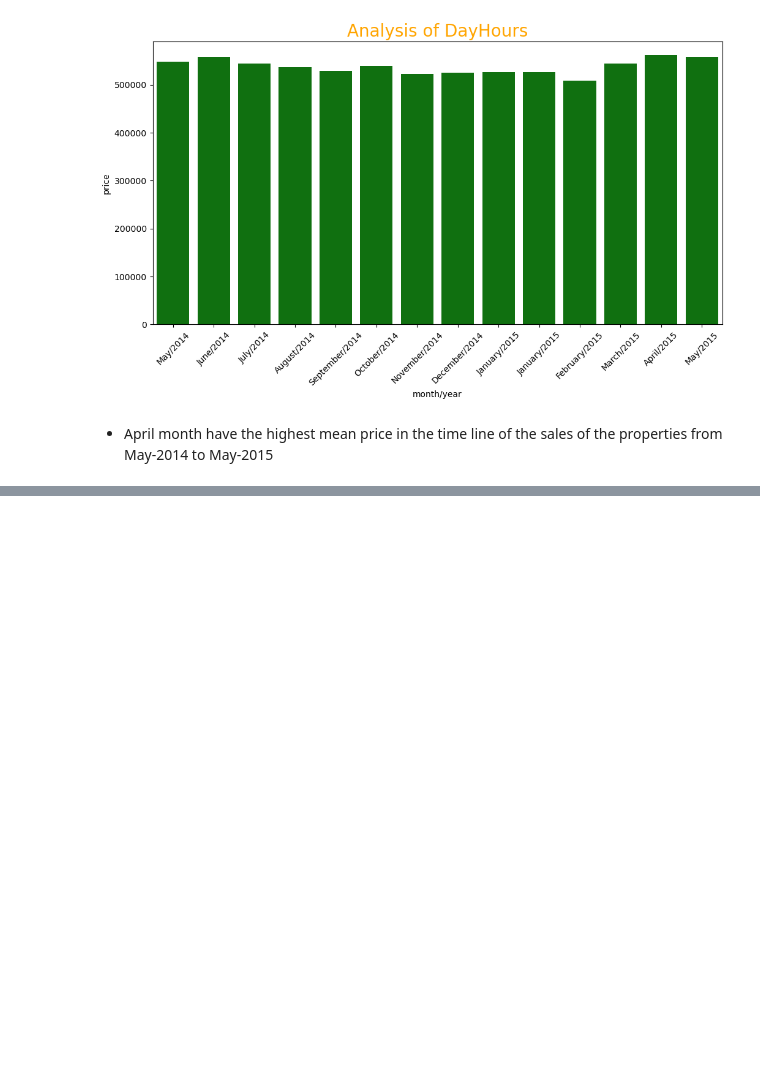
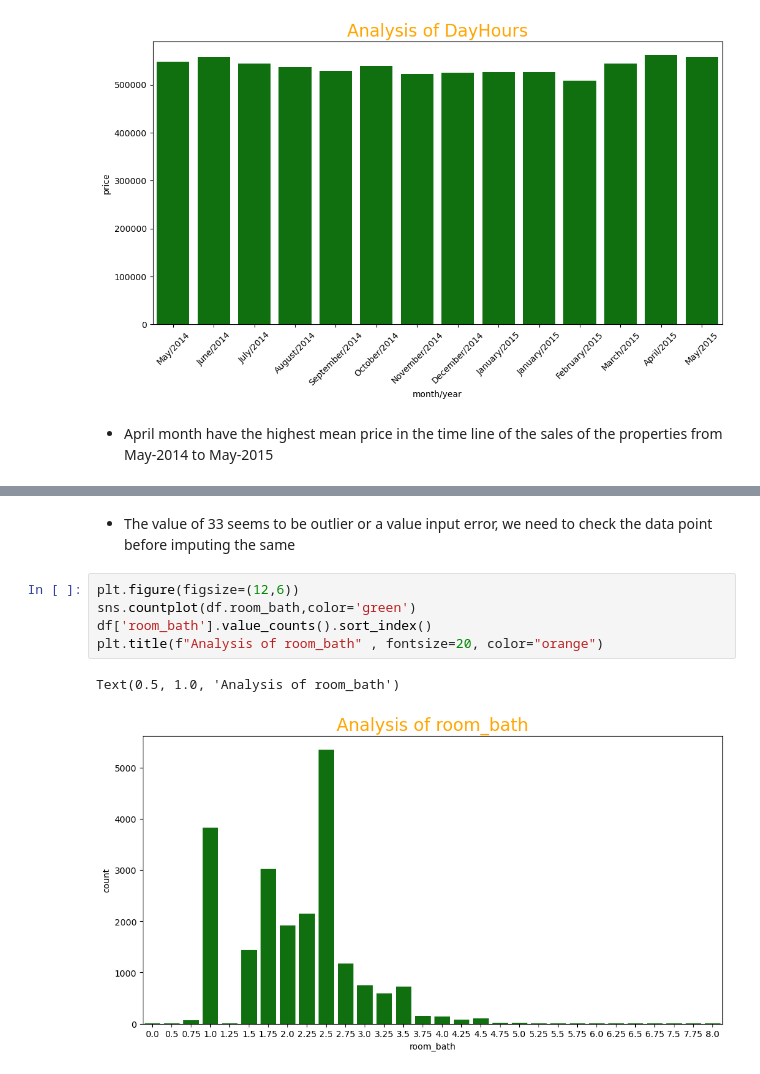
Before and after one commit to rivillasm/ineuron, a Jupyter notebook: Projects/RealEstate.ipynb, the cells around one changed output, grey strips where cells are left out. Cells and saved outputs as stored; diff of their text form; blank space fills up the shorter version.

```diff
--- a/Projects/RealEstate.ipynb
+++ b/Projects/RealEstate.ipynb
@@ -654,0 +664,10 @@ sns.barplot(data=df_group, x='month/year', y='price', order=list_order,color='gr
+# %% [markdown]
+* The value of 33 seems to be outlier or a value input error, we need to check the data point before imputing the same
+# %%
+plt.figure(figsize=(12,6))
+sns.countplot(df.room_bath,color='green')
+df['room_bath'].value_counts().sort_index()
+plt.title(f"Analysis of room_bath" , fontsize=20, color="orange")
+# %% [output]
+Text(0.5, 1.0, 'Analysis of room_bath')
+[figure, added]
```
Also changed, not shown: parts of 6 cells of this notebook.
